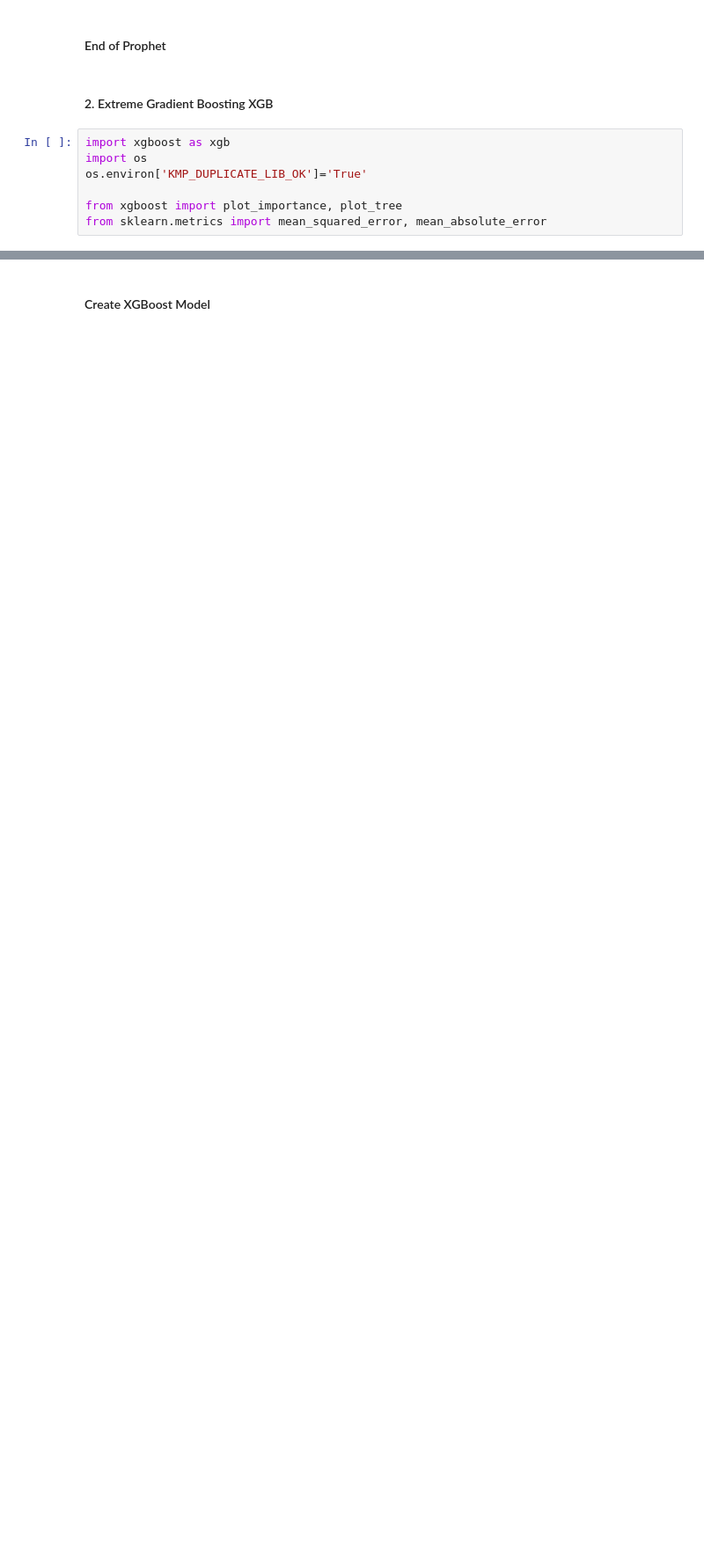
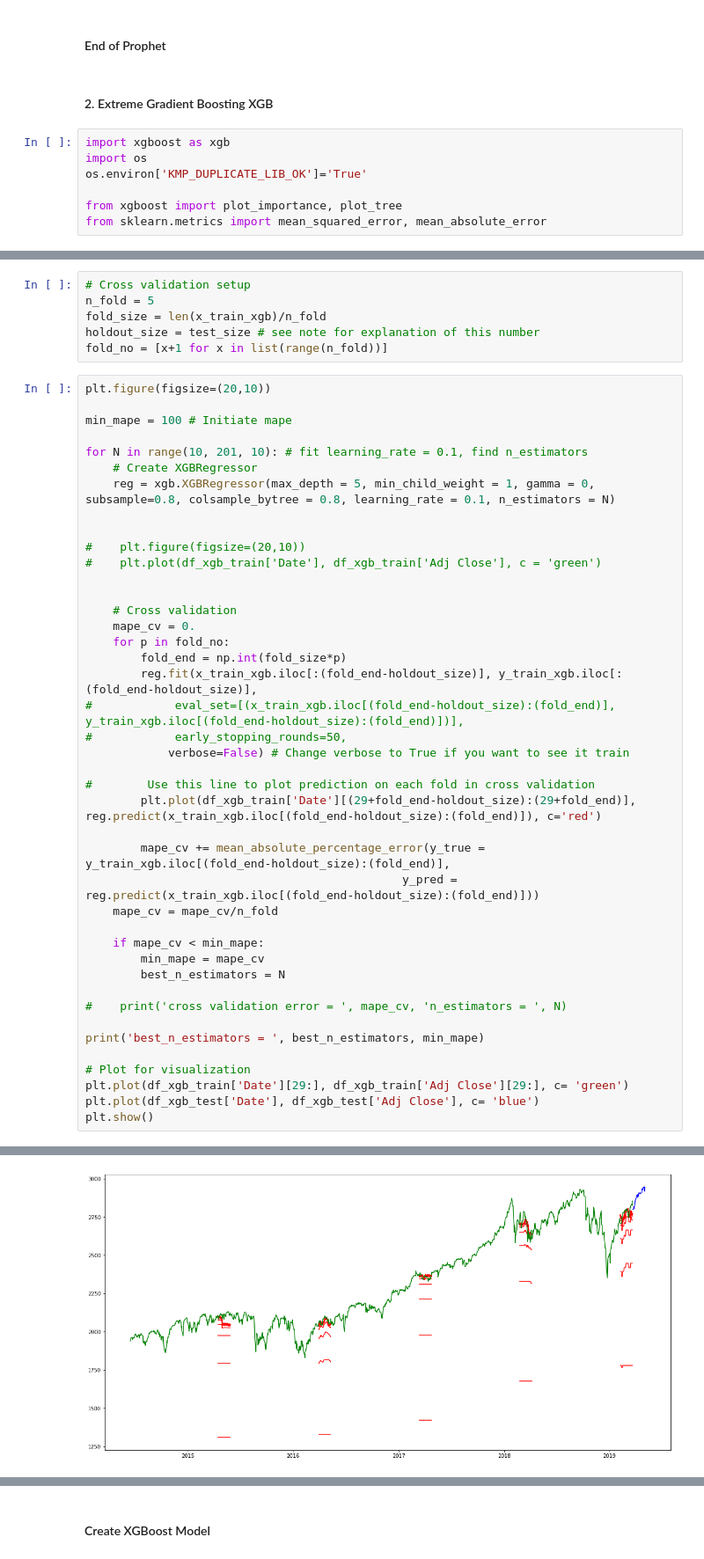
Before and after one commit to qnguyen1010/Springboard, a Jupyter notebook: SP500__Capstone1__QN.ipynb, the cells around one changed output, grey strips where cells are left out. Shown at 88% size. Saved outputs shown, nothing was run; the diff lists cells and outputs as text; blank space fills up the shorter version.

```diff
--- a/SP500__Capstone1__QN.ipynb
+++ b/SP500__Capstone1__QN.ipynb
@@ -800,0 +969,49 @@ Name: Adj Close, dtype: float64
+# %%
+# Cross validation setup
+n_fold = 5
+fold_size = len(x_train_xgb)/n_fold
+holdout_size = test_size # see note for explanation of this number
+fold_no = [x+1 for x in list(range(n_fold))]
+# %%
+plt.figure(figsize=(20,10))
+
+min_mape = 100 # Initiate mape
+
+for N in range(10, 201, 10): # fit learning_rate = 0.1, find n_estimators
+    # Create XGBRegressor
+    reg = xgb.XGBRegressor(max_depth = 5, min_child_weight = 1, gamma = 0, subsample=0.8, colsample_bytree = 0.8, learning_rate = 0.1, n_estimators = N)
+
+
+#    plt.figure(figsize=(20,10))
+#    plt.plot(df_xgb_train['Date'], df_xgb_train['Adj Close'], c = 'green')
+
+
+    # Cross validation
+    mape_cv = 0.
+    for p in fold_no:
+        fold_end = np.int(fold_size*p)
+        reg.fit(x_train_xgb.iloc[:(fold_end-holdout_size)], y_train_xgb.iloc[:(fold_end-holdout_size)],
+#            eval_set=[(x_train_xgb.iloc[(fold_end-holdout_size):(fold_end)], y_train_xgb.iloc[(fold_end-holdout_size):(fold_end)])],
+#            early_stopping_rounds=50,
+            verbose=False) # Change verbose to True if you want to see it train
+
+#        Use this line to plot prediction on each fold in cross validation
+        plt.plot(df_xgb_train['Date'][(29+fold_end-holdout_size):(29+fold_end)], reg.predict(x_train_xgb.iloc[(fold_end-holdout_size):(fold_end)]), c='red')
+
+        mape_cv += mean_absolute_percentage_error(y_true = y_train_xgb.iloc[(fold_end-holdout_size):(fold_end)],
+                                              y_pred = reg.predict(x_train_xgb.iloc[(fold_end-holdout_size):(fold_end)]))
+    mape_cv = mape_cv/n_fold
+
+    if mape_cv < min_mape:
+        min_mape = mape_cv
+        best_n_estimators = N
+
+#    print('cross validation error = ', mape_cv, 'n_estimators = ', N)
+
+print('best_n_estimators = ', best_n_estimators, min_mape)
+
+# Plot for visualization
+plt.plot(df_xgb_train['Date'][29:], df_xgb_train['Adj Close'][29:], c= 'green')
+plt.plot(df_xgb_test['Date'], df_xgb_test['Adj Close'], c= 'blue')
+plt.show()
+# %% [output]
@@ -800,0 +1019 @@ Name: Adj Close, dtype: float64
+[figure, added]
```
Also changed, not shown: parts of 64 cells of this notebook.
